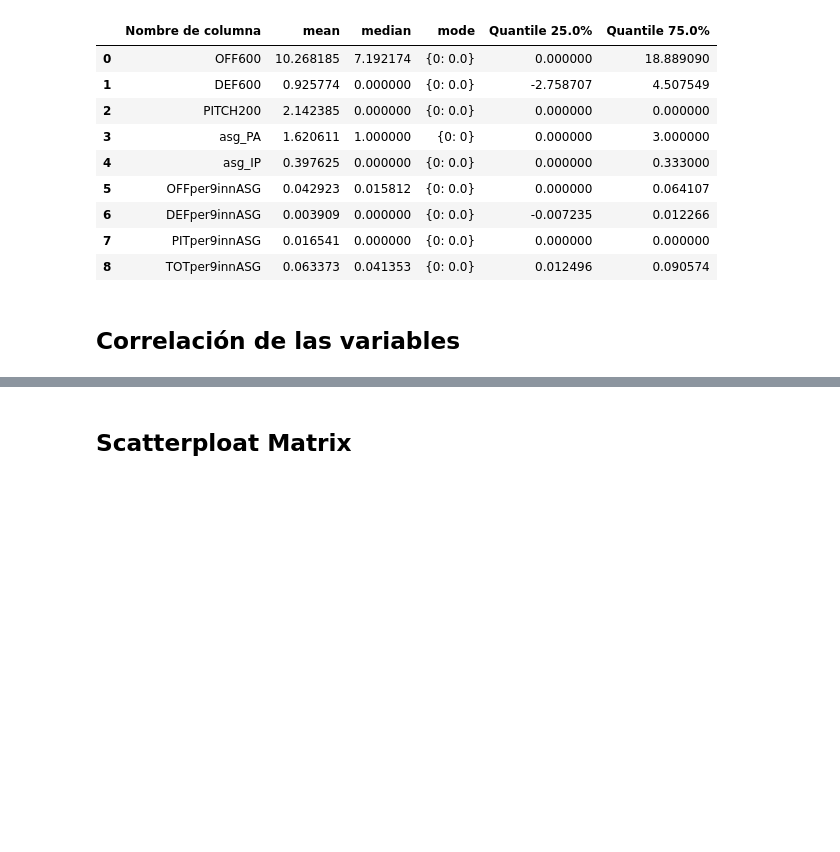
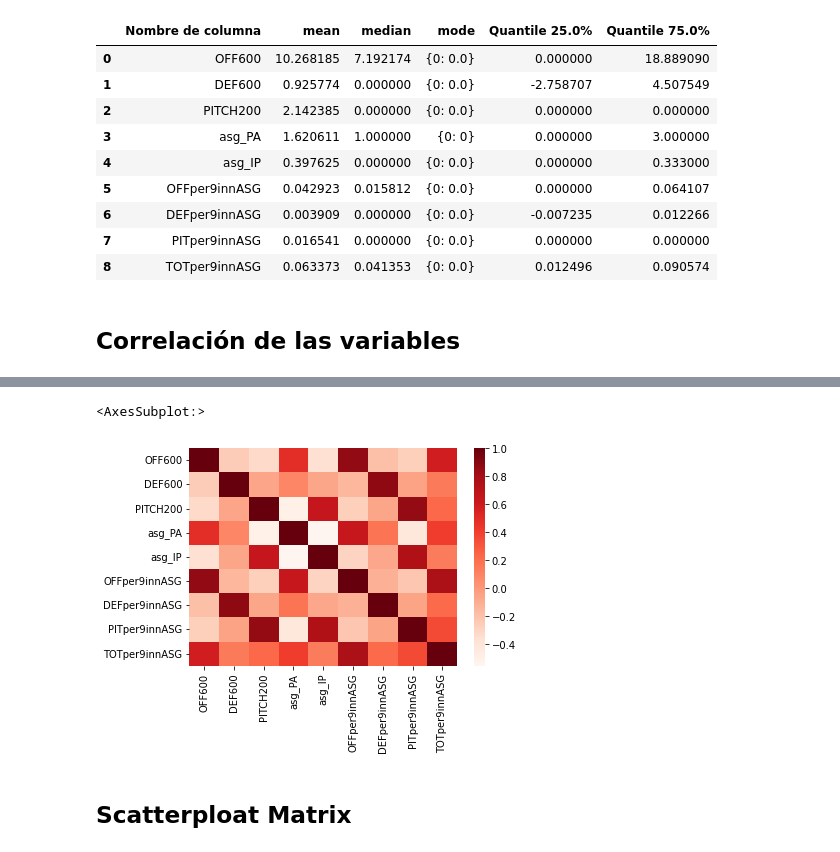
Before and after one commit to gabrielPeraltaM/datos-tp1, a Jupyter notebook: main.ipynb, the cells around one changed output, grey strips where cells are left out. Saved outputs shown, nothing was run; the diff lists cells and outputs as text; code cells hidden in the pictures; blank space fills up the shorter version.

```diff
--- a/main.ipynb
+++ b/main.ipynb
@@ -384,5 +384,5 @@ pd.merge(left=summarized_df, right=quantiles_df, left_on='Nombre de columna', ri
 ## Correlación de las variables
 # %%
 all_stars_only_quantitative_variables = all_stars_df[list_of_quantitative_columns]
-all_stars_only_quantitative_variables.corr(method='pearson')
+sns.heatmap(data=all_stars_only_quantitative_variables.corr(method='pearson'), cmap='Reds')
 # %% [output]
@@ -399,3 +389,5 @@ all_stars_only_quantitative_variables.corr(method='pearson')
+<AxesSubplot:>
+[figure, added]
 # %% [markdown]
 ## Scatterploat Matrix
 # %%
```
Also changed, not shown: parts of 1 cell of this notebook, 1 other file.
